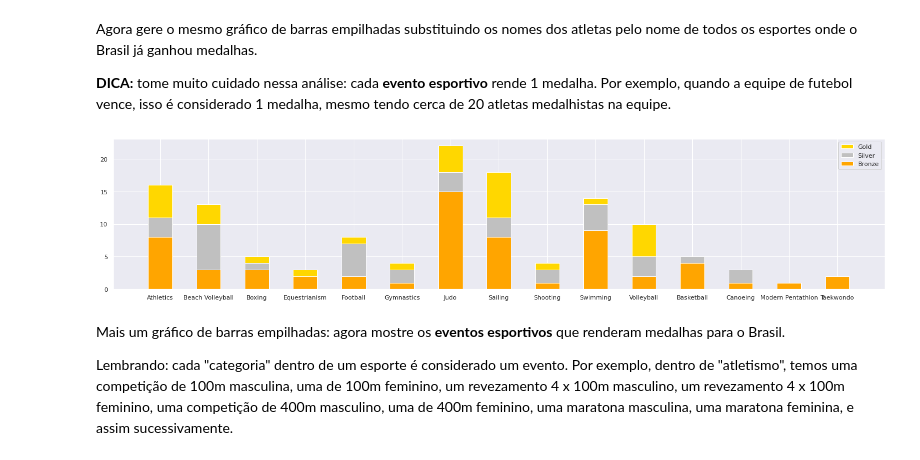
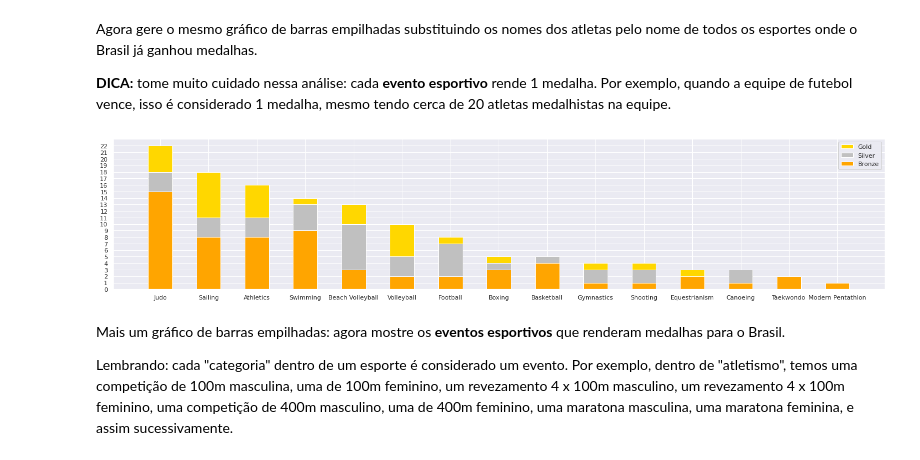
Before and after one commit to maycmesquia/Tool_Box, a Jupyter notebook: Projeto_Dataviz.ipynb, the cells around one changed output. Saved outputs shown, nothing was run; the diff lists cells and outputs as text; code cells hidden in the pictures.

```diff
--- a/Projeto_Dataviz.ipynb
+++ b/Projeto_Dataviz.ipynb
@@ -178,25 +184,28 @@ Agora gere o mesmo gráfico de barras empilhadas substituindo os nomes dos atlet
 # %%
 df_eventos = df_medalhistas_brasileiros.drop_duplicates(subset=['Year','Event', 'Medal'])
 gold_series = df_eventos[df_eventos['Medal']=='Gold'].groupby(by=['Sport']).count()['Medal'].rename('Gold')
 silver_series = df_eventos[df_eventos['Medal']=='Silver'].groupby(by=['Sport']).count()['Medal'].rename('Silver')
 bronze_series = df_eventos[df_eventos['Medal']=='Bronze'].groupby(by=['Sport']).count()['Medal'].rename('Bronze')
 
 df_esportes = pd.concat([gold_series, silver_series, bronze_series], axis=1, names=True)
 df_esportes.fillna(0, inplace=True)
 df_esportes['(S + B)'] = df_esportes['Bronze']+df_esportes['Silver']
 df_esportes['(G + S + B)'] = df_esportes['(S + B)']+df_esportes['Gold']
 
-df_esportes
+df_esportes.sort_values(by='(G + S + B)',ascending=False, inplace=True)
+
+plt.figure(figsize=(25,5))
+
+plt.bar(df_esportes.index, df_esportes['(G + S + B)'], color=['gold'], label='Gold',width=0.5);
+plt.bar(df_esportes.index, df_esportes['(S + B)'], color=['silver'], label='Silver',width=0.5);
+plt.bar(df_esportes.index, df_esportes['Bronze'], color=['orange'], label='Bronze',width=0.5, );
+
+plt.yticks(np.arange(df_esportes['(G + S + B)'].max()+1))
+
+sns.set()
+plt.legend();
+# %% [output]
+[figure, added]
-# %%
-plt.figure(figsize=(25,5))
-
-plt.bar(df_esportes.index, df_esportes['(G + S + B)'], color=['gold'], label='Gold',width=0.5);
-plt.bar(df_esportes.index, df_esportes['(S + B)'], color=['silver'], label='Silver',width=0.5);
-plt.bar(df_esportes.index, df_esportes['Bronze'], color=['orange'], label='Bronze',width=0.5);
-
-plt.legend();
-# %% [output]
-[figure, removed]
 # %% [markdown]
 Mais um gráfico de barras empilhadas: agora mostre os **eventos esportivos** que renderam medalhas para o Brasil.
 
```
Also changed, not shown: parts of 8 cells of this notebook.
